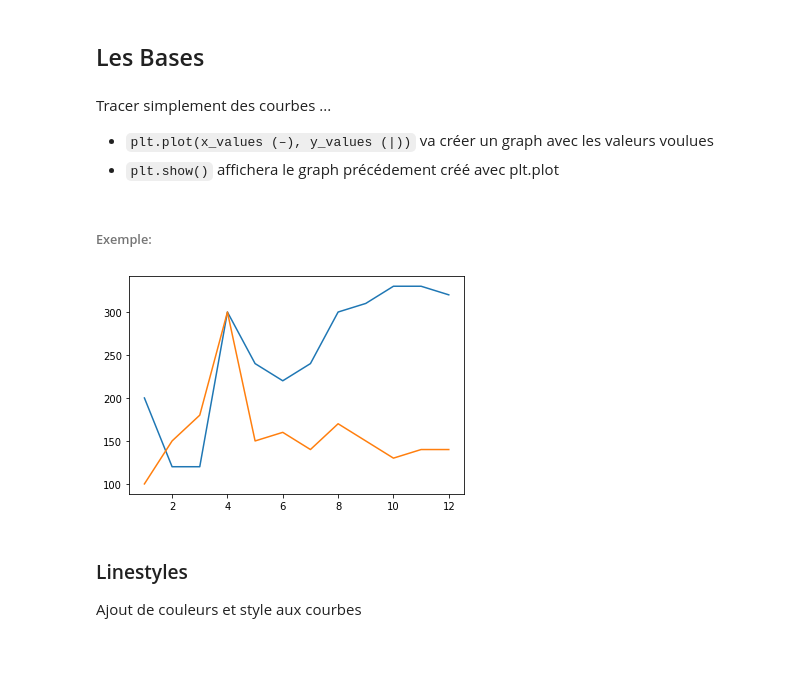
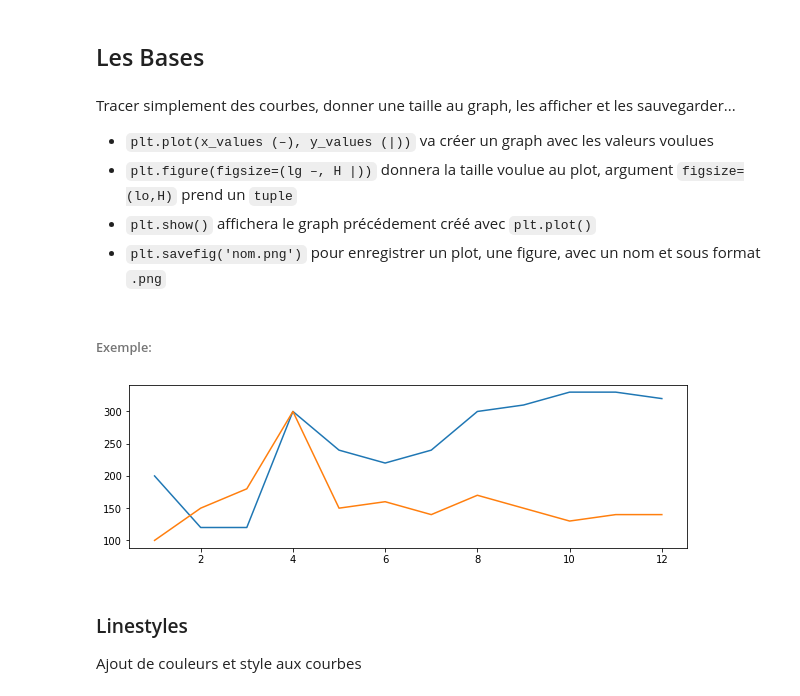
Before and after one commit to Syllaweg/Datascience_toolkit, a Jupyter notebook: Graph_plt_sns/matplotlib_base.ipynb, the cells around one changed output. Cells and saved outputs as stored; diff of their text form; code cells hidden in the pictures; blank space fills up the shorter version.

Commit message:
add figureet figsave

```diff
--- a/Graph_plt_sns/matplotlib_base.ipynb
+++ b/Graph_plt_sns/matplotlib_base.ipynb
@@ -5,23 +5,27 @@ from matplotlib import pyplot as plt
 # %% [markdown]
 ## Les Bases
 # %% [markdown]
-Tracer simplement des courbes ...
+Tracer simplement des courbes, donner une taille au graph, les afficher et les sauvegarder...
 
 - `plt.plot(x_values (–), y_values (|))` va créer un graph avec les valeurs voulues
-- `plt.show()` affichera le graph précédement créé avec plt.plot
+- `plt.figure(figsize=(lg –, H |))` donnera la taille voulue au plot, argument `figsize=(lo,H)` prend un `tuple`
+- `plt.show()` affichera le graph précédement créé avec `plt.plot()`
+- `plt.savefig('nom.png')` pour enregistrer un plot, une figure, avec un nom et sous format `.png`
 # %% [markdown]
 ###### Exemple:
 # %%
 mois =list(range(1, 13))
 depenses =[200, 120, 120, 300, 240, 220, 240, 300, 310, 330, 330, 320]
 revenue = [100, 150, 180, 300, 150, 160, 140, 170, 150, 130, 140, 140]
 
+plt.figure(figsize=(10, 3)) # la taille du plot (longueur, hauteur)
+
 plt.plot(mois, depenses)#(x —, y |)
 plt.plot(mois, revenue)
 
 plt.show()
 # %% [output]
-[figure, old version]
+[figure, new version]
 # %% [markdown]
 ### Linestyles
 
```
Also changed, not shown: parts of 5 cells of this notebook.
